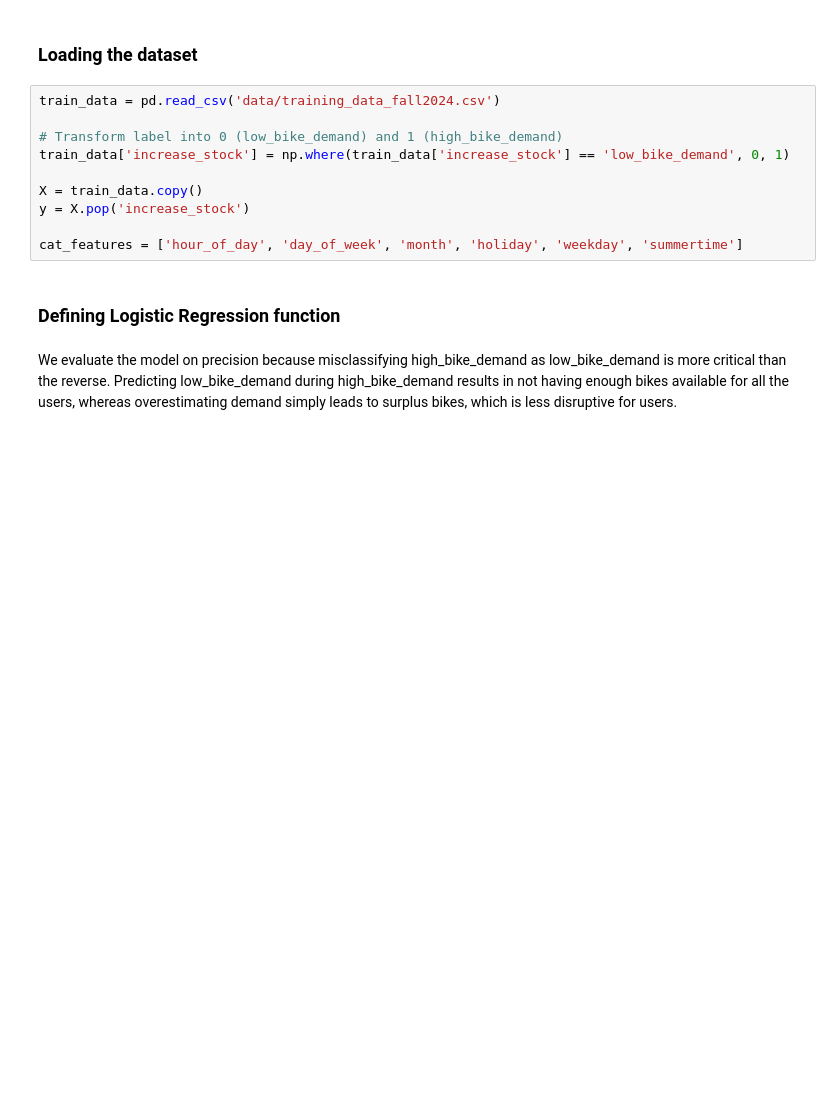
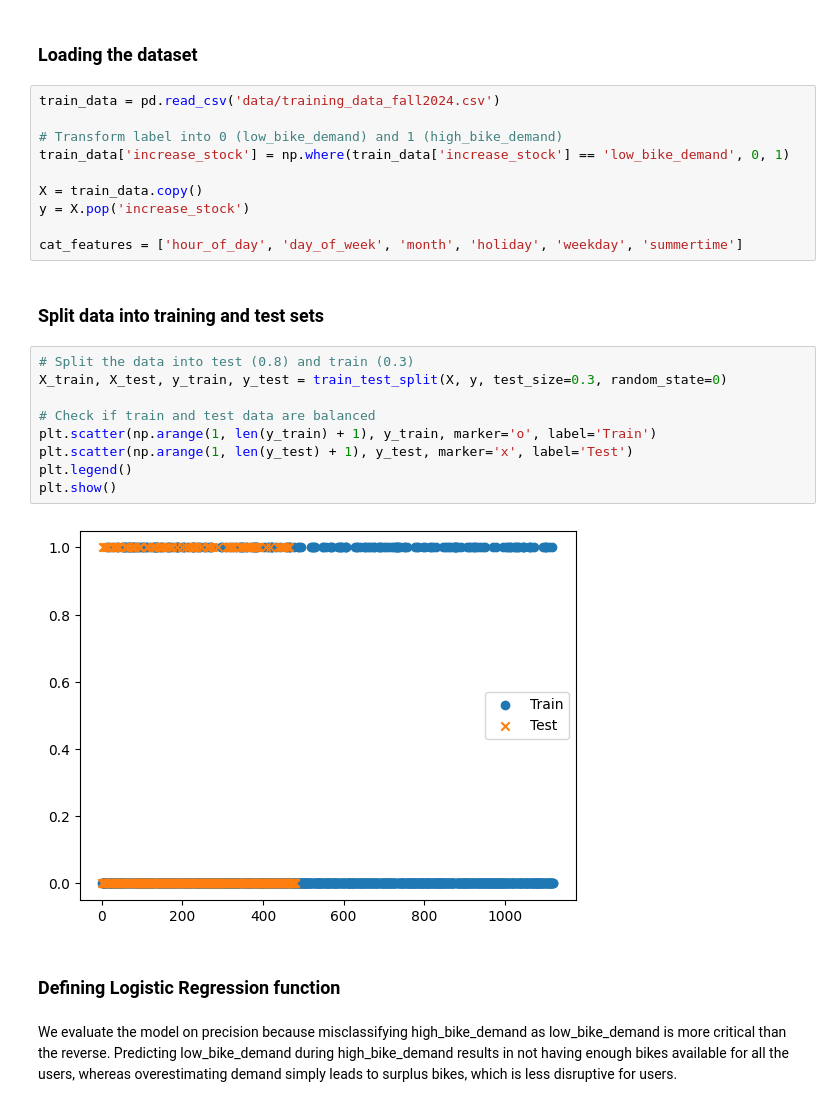
Before and after one commit to AlbertBS2/Predict-Bikes-Availability, a Jupyter notebook: logreg.ipynb, the cells around one changed output. Cells and saved outputs as stored; diff of their text form; blank space fills up the shorter version.

```diff
--- a/logreg.ipynb
+++ b/logreg.ipynb
@@ -21,6 +21,19 @@ X = train_data.copy()
 y = X.pop('increase_stock')
 
 cat_features = ['hour_of_day', 'day_of_week', 'month', 'holiday', 'weekday', 'summertime']
+# %% [markdown]
+### Split data into training and test sets
+# %%
+# Split the data into test (0.8) and train (0.3)
+X_train, X_test, y_train, y_test = train_test_split(X, y, test_size=0.3, random_state=0)
+
+# Check if train and test data are balanced
+plt.scatter(np.arange(1, len(y_train) + 1), y_train, marker='o', label='Train')
+plt.scatter(np.arange(1, len(y_test) + 1), y_test, marker='x', label='Test')
+plt.legend()
+plt.show()
+# %% [output]
+[figure, added]
 # %% [markdown]
 ### Defining Logistic Regression function
 # %% [markdown]
```
Also changed, not shown: parts of 14 cells of this notebook.
